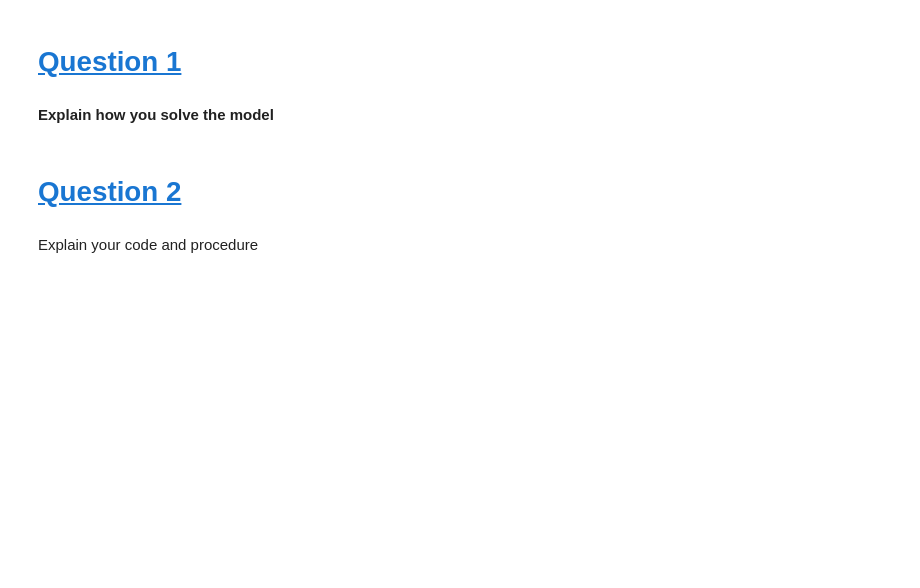
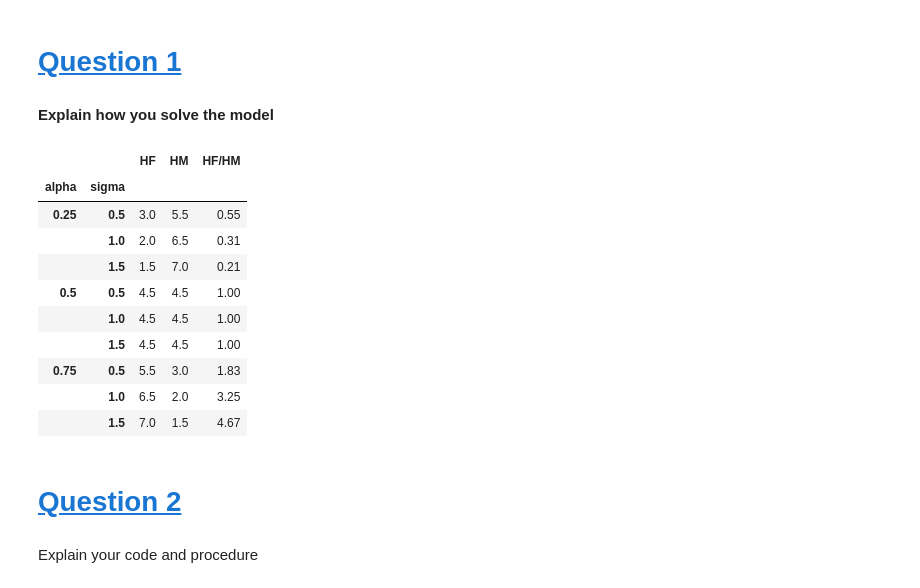
Before and after one commit to NumEconCopenhagen/projects-2023-s, a Jupyter notebook: inauguralproject/inauguralproject.ipynb, the cells around one changed output. Cells and saved outputs as stored; diff of their text form; code cells hidden in the pictures; blank space fills up the shorter version.

```diff
--- a/inauguralproject/inauguralproject.ipynb
+++ b/inauguralproject/inauguralproject.ipynb
@@ -53,6 +56,50 @@ The autoreload extension is already loaded. To reload it, use:
 # a = np.array([1,2,3])
 # b = inauguralproject.square(a)
 # print(b)
+# %%
+# create empty list to store results
+results = []
+
+# Making the varying alpha and sigma
+alpha_list = [0.25, 0.5, 0.75]
+sigma_list = [0.5, 1.0, 1.5]
+
+# loop through each combination of alpha and sigma
+for alpha in alpha_list:
+    for sigma in sigma_list:
+        # assigning the different value to alpha and sigma
+        model.par.alpha = alpha
+        model.par.sigma = sigma
+
+        # Solving the model with the new different values of alpha and sigma
+        opt = model.solve_discrete()
+
+        # append results to list
+        results.append({'alpha': alpha, 'sigma': sigma, 'HF': opt.HF, 'HM': opt.HM, 'HF/HM': opt.HF/opt.HM})
+
+# create dataframe from results
+df = pd.DataFrame(results).round({'HF/HM': 2})
+
+# set alpha and sigma columns as index
+df.set_index(['alpha', 'sigma'], inplace=True)
+
+# apply formatting to the dataframe
+styled_df = df.style.format({'HF': '{:.1f}', 'HM': '{:.1f}', 'HF/HM': '{:.2f}'})
+
+# display the styled dataframe
+display(styled_df)
+# %% [output]
+|  |  | HF | HM | HF/HM |
+| alpha | sigma |  |  |  |
+| 0.25 | 0.5 | 3.0 | 5.5 | 0.55 |
+|  | 1.0 | 2.0 | 6.5 | 0.31 |
+|  | 1.5 | 1.5 | 7.0 | 0.21 |
+| 0.5 | 0.5 | 4.5 | 4.5 | 1.00 |
+|  | 1.0 | 4.5 | 4.5 | 1.00 |
+|  | 1.5 | 4.5 | 4.5 | 1.00 |
+| 0.75 | 0.5 | 5.5 | 3.0 | 1.83 |
+|  | 1.0 | 6.5 | 2.0 | 3.25 |
+|  | 1.5 | 7.0 | 1.5 | 4.67 |
 # %% [markdown]
 # <a id='toc3_'></a>[Question 2](#toc0_)
 # %% [markdown]
```
Also changed, not shown: parts of 7 cells of this notebook, 1 other file.
